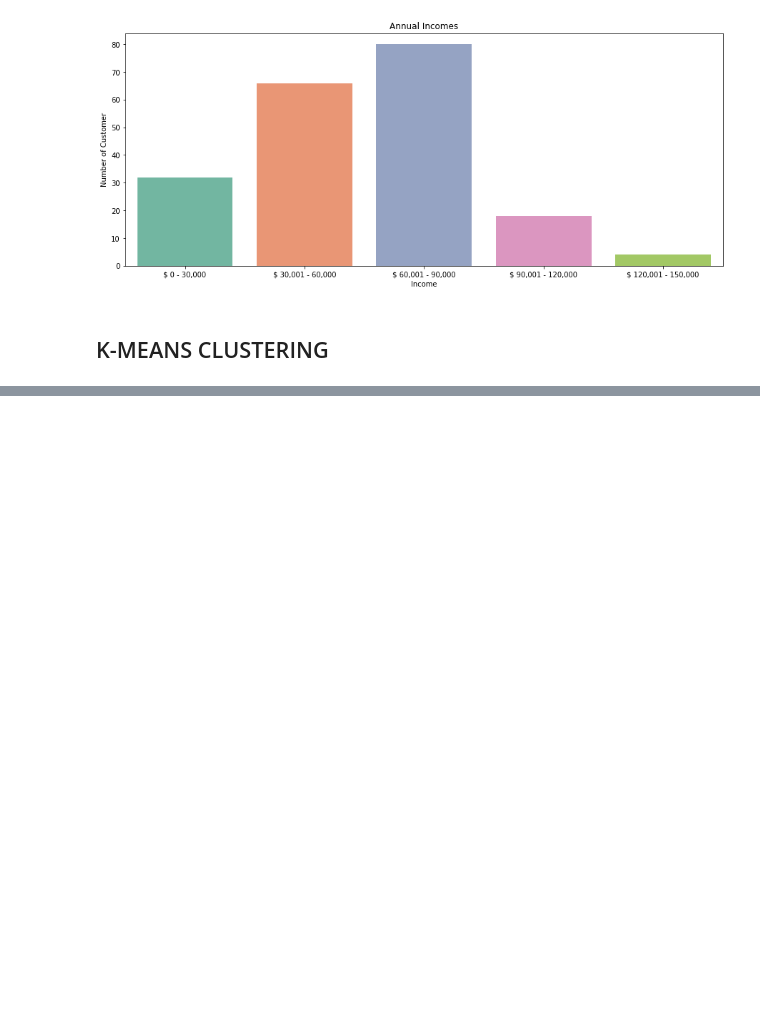
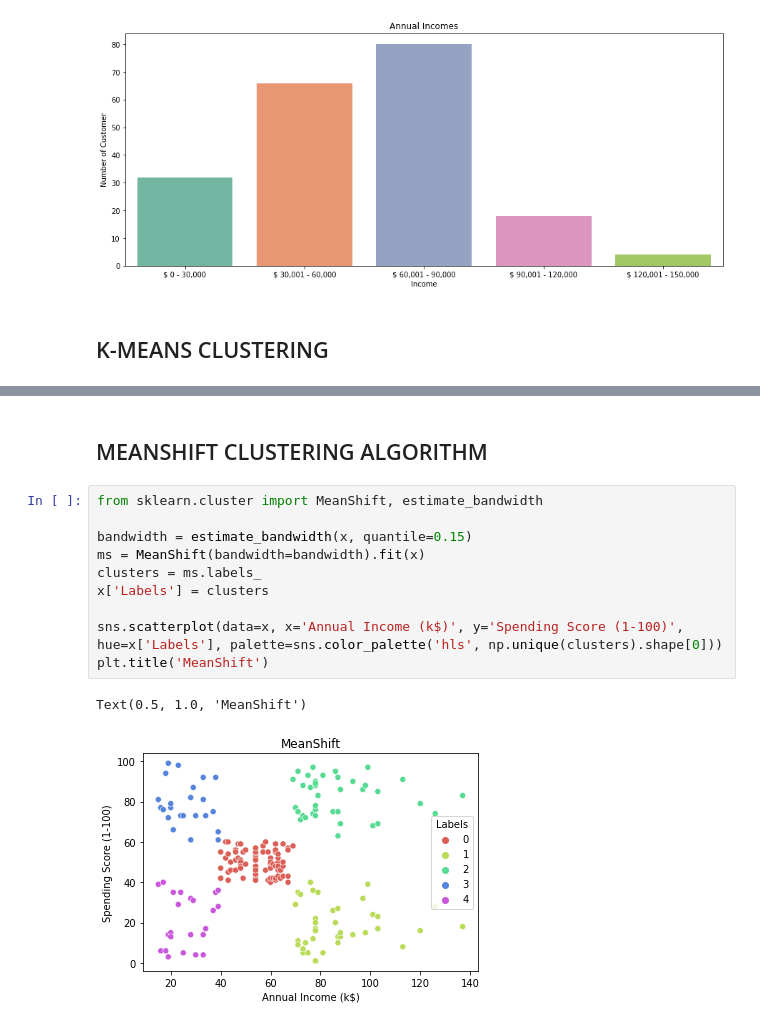
Before and after one commit to SwaroopThota/MINI-PROJECT_Customer-Segmentation, a Jupyter notebook: notebook.ipynb, the cells around one changed output, grey strips where cells are left out. Cells and saved outputs as stored; diff of their text form; blank space fills up the shorter version.

Commit message:
"added MeanShift"

```diff
--- a/notebook.ipynb
+++ b/notebook.ipynb
@@ -159,0 +185,15 @@ Text(0, 0.5, 'Spending Score (1-100)')
+# %% [markdown]
+## MEANSHIFT CLUSTERING ALGORITHM
+# %%
+from sklearn.cluster import MeanShift, estimate_bandwidth
+
+bandwidth = estimate_bandwidth(x, quantile=0.15)
+ms = MeanShift(bandwidth=bandwidth).fit(x)
+clusters = ms.labels_
+x['Labels'] = clusters
+
+sns.scatterplot(data=x, x='Annual Income (k$)', y='Spending Score (1-100)', hue=x['Labels'], palette=sns.color_palette('hls', np.unique(clusters).shape[0]))
+plt.title('MeanShift')
+# %% [output]
+Text(0.5, 1.0, 'MeanShift')
+[figure, added]
```
Also changed, not shown: parts of 6 cells of this notebook.
